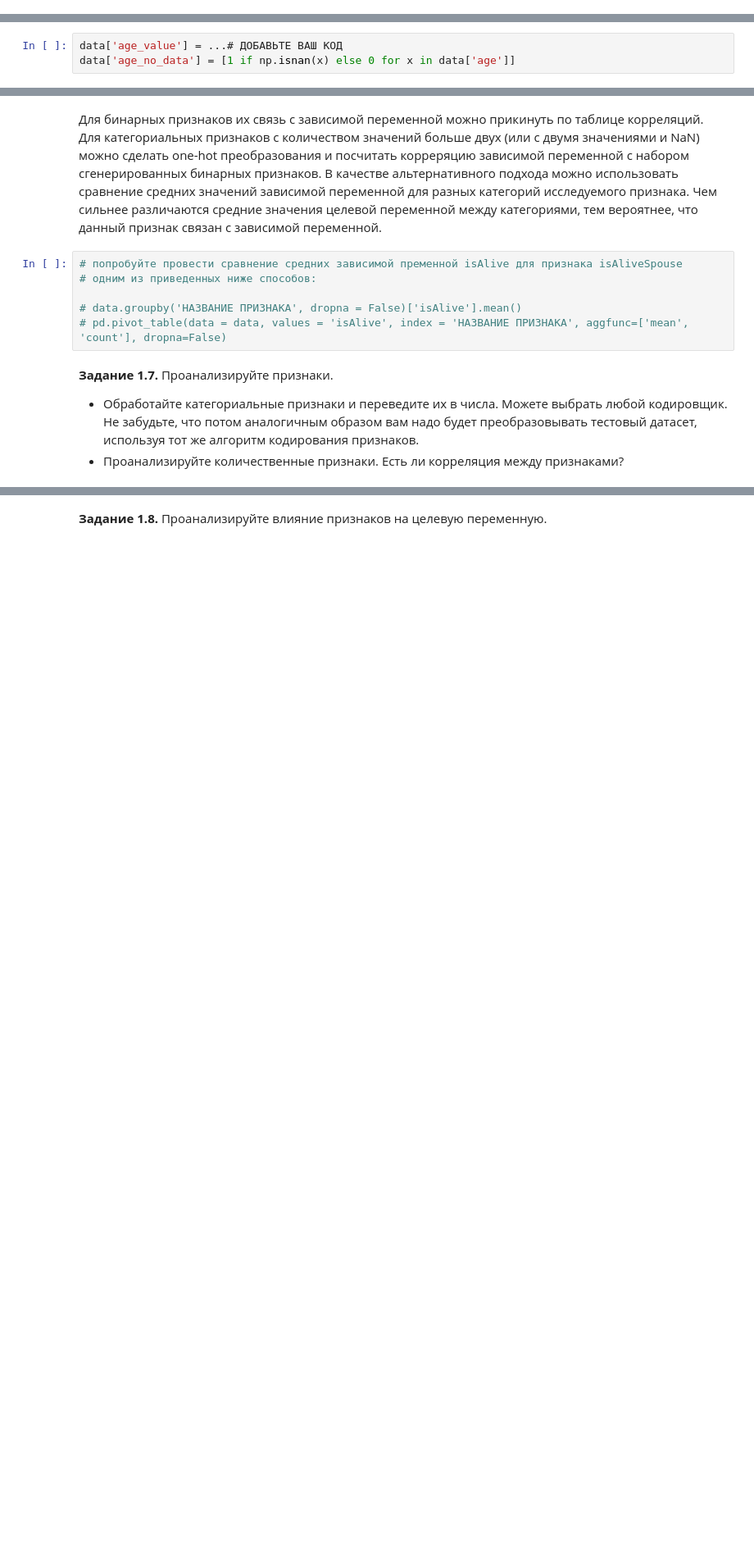
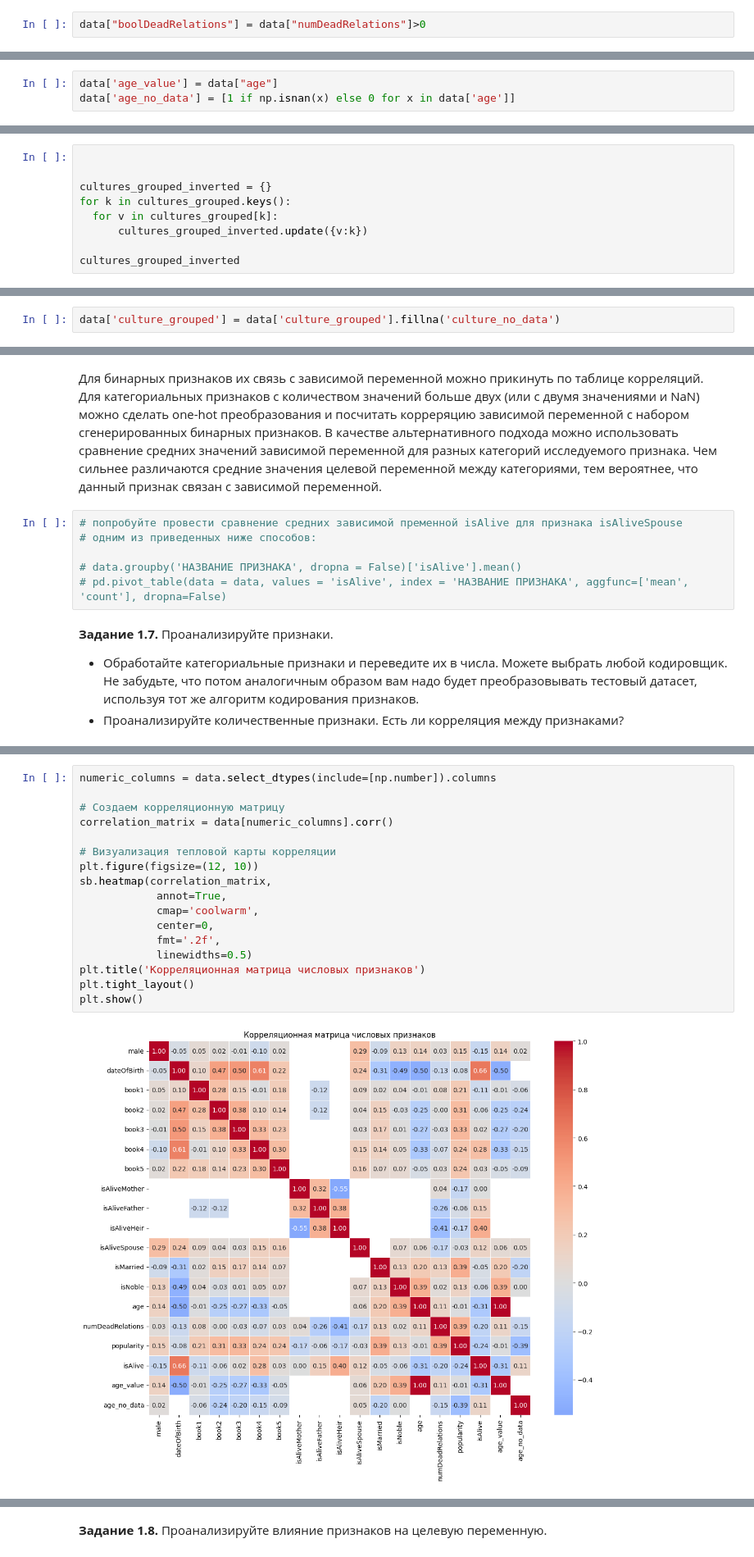
Before and after one commit to Ggh13/DLS_2025, a Jupyter notebook: week_01_ml_intro/Homework/hw_1_game_of_thrones.ipynb, the cells around one changed output, grey strips where cells are left out. Shown at 82% size. Saved outputs shown, nothing was run; the diff lists cells and outputs as text; blank space fills up the shorter version.

```diff
--- a/week_01_ml_intro/Homework/hw_1_game_of_thrones.ipynb
+++ b/week_01_ml_intro/Homework/hw_1_game_of_thrones.ipynb
@@ -149,6 +217,8 @@ data.describe(include = [...]).T[['count', 'min', 'max']]
 Посмотрите на частотное распределение этого признака. Лишь для малого числа персонажей `numDeadRelations>0`.
 
 Создайте признак `boolDeadRelations`. Давайте упростим признак `numDeadRelations`, и просто поделим людей на тех, у кого были хоть какие то отношения с мертвыми персонажами, т.е. `numDeadRelations > 0`, и те, у которых не было, т.е. `numDeadRelations = 0`.
+# %%
+data["boolDeadRelations"] = data["numDeadRelations"]>0
 # %% [markdown]
 Наконец, давайте посмотрим на **признак age**. В нем очень много пропущенных значений. Для того, чтобы использовать в модели информацию о возрасте персонажа, мы создадим два новых признака: `age_value` и `age_no_data`
 
@@ -157,7 +227,7 @@ data.describe(include = [...]).T[['count', 'min', 'max']]
 
 Фактически, в переменной `age` мы заменяем NaN на 0, но одновременно добавляем в модель еще один бинарный признак `age_no_data`, несущий информацию о том, у каких персонажей не был указан возраст:
 # %%
-data['age_value'] = ...# ДОБАВЬТЕ ВАШ КОД
+data['age_value'] = data["age"]
 data['age_no_data'] = [1 if np.isnan(x) else 0 for x in data['age']]
 # %% [markdown]
 Этот способ чем-то похож на работу с категориальной переменными с пропущенными значениями, когда мы добавляем еще одну категорию no_data и заменяем NaN на значение этой категории.
@@ -230,0 +317,9 @@ d_inverted
+# %%
+
+
+cultures_grouped_inverted = {}
+for k in cultures_grouped.keys():
+  for v in cultures_grouped[k]:
+      cultures_grouped_inverted.update({v:k})
+
+cultures_grouped_inverted
@@ -243,3 +354,5 @@ data['culture_grouped'] = data['culture'].str.lower().map(cultures_grouped_inver
+# %%
+data['culture_grouped'] = data['culture_grouped'].fillna('culture_no_data')
 # %% [markdown]
 Распределение сгруппированной переменной выглядит гораздо лучше. Но по прежнему есть несколько слабо представленых групп.
 
@@ -284,0 +433,19 @@ data.describe(include = [...]).T[['count', 'min', 'max']].assign(N_unique_values
+# %%
+numeric_columns = data.select_dtypes(include=[np.number]).columns
+
+# Создаем корреляционную матрицу
+correlation_matrix = data[numeric_columns].corr()
+
+# Визуализация тепловой карты корреляции
+plt.figure(figsize=(12, 10))
+sb.heatmap(correlation_matrix,
+            annot=True,
+            cmap='coolwarm',
+            center=0,
+            fmt='.2f',
+            linewidths=0.5)
+plt.title('Корреляционная матрица числовых признаков')
+plt.tight_layout()
+plt.show()
+# %% [output]
+[figure, added]
```
Also changed, not shown: parts of 35 cells of this notebook.
